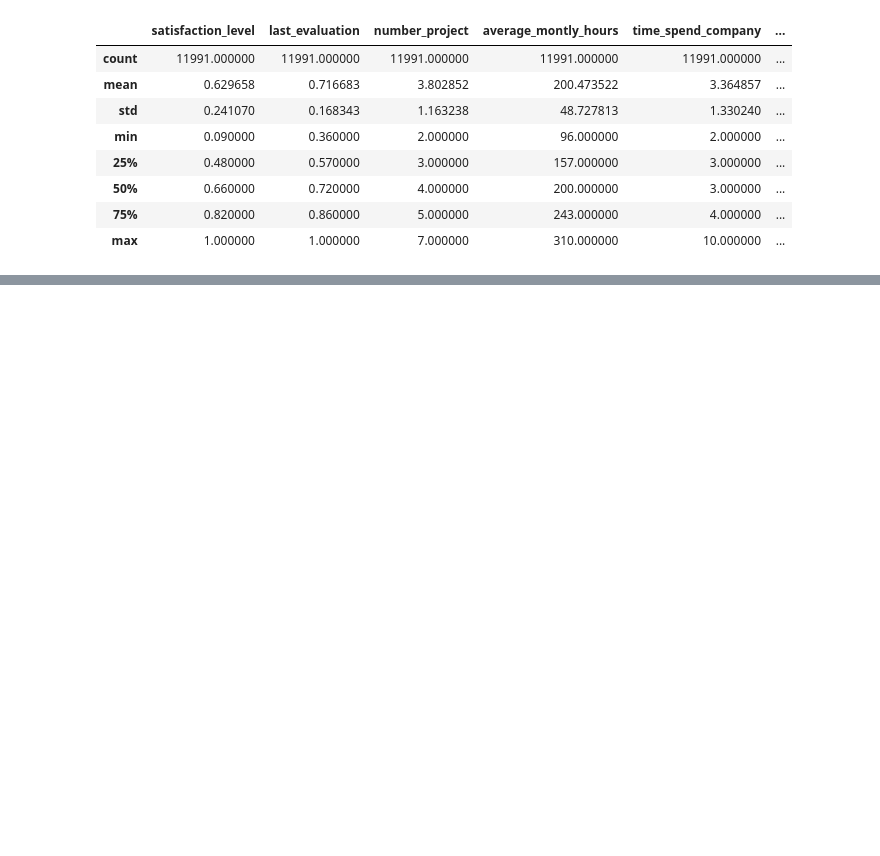
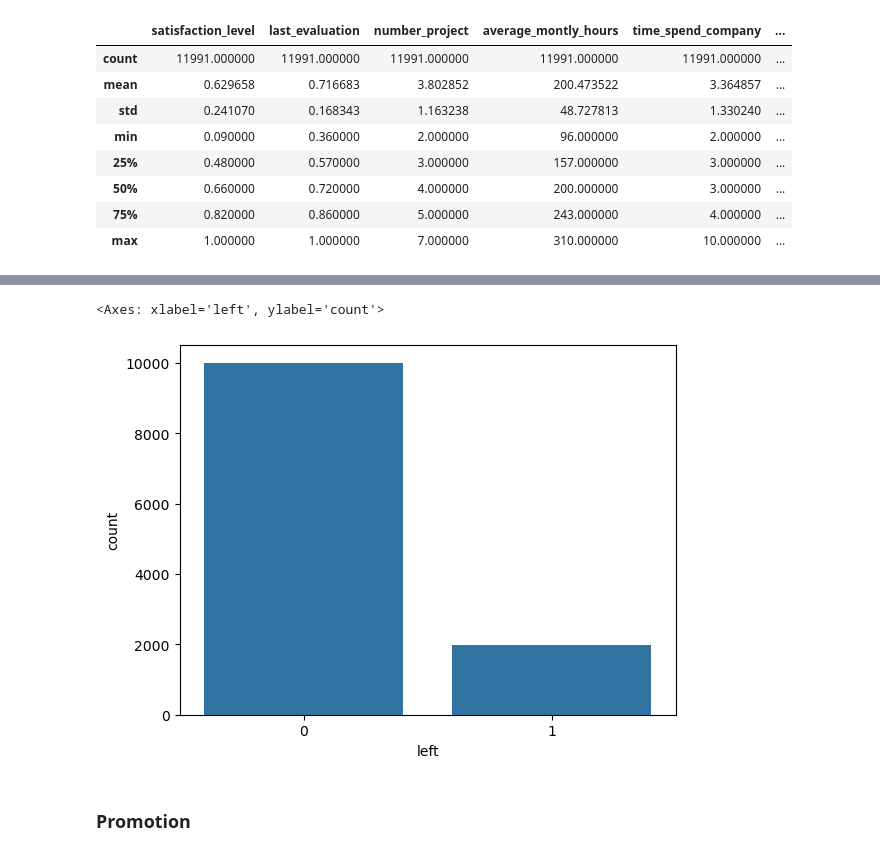
Before and after one commit to LOA395/how_to_prevent_employee_burnout, a Jupyter notebook: main.ipynb, the cells around one changed output, grey strips where cells are left out. Drawn from its saved outputs; the diff is of its cells as text; code cells hidden in the pictures; blank space fills up the shorter version.

```diff
--- a/main.ipynb
+++ b/main.ipynb
@@ -150,0 +225,8 @@ data.corr()
+# %%
+# Visualize the left column
+sns.countplot(x='left', data=data)
+# %% [output]
+<Axes: xlabel='left', ylabel='count'>
+[figure, added]
+# %% [markdown]
+### Promotion
```
Also changed, not shown: parts of 35 cells of this notebook.
